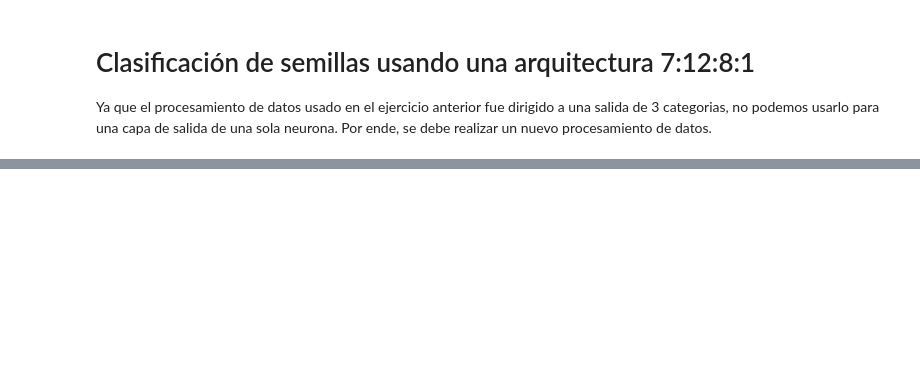
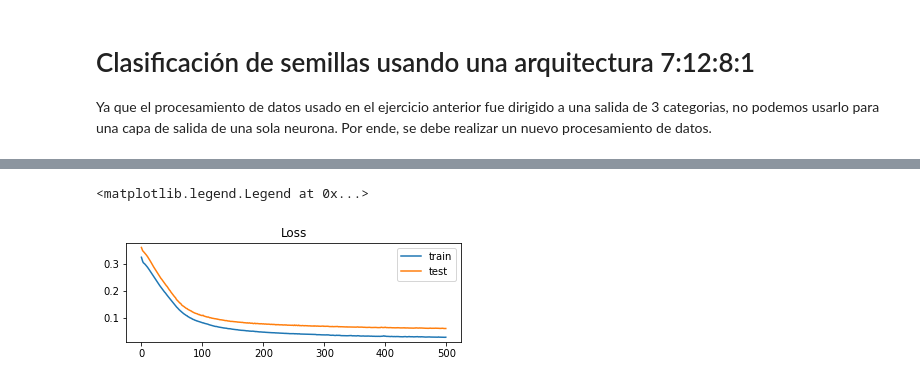
Before and after one commit to sarrietav-dev/seed_classification_neural_network, a Jupyter notebook: neural_network_keras.ipynb, the cells around one changed output, grey strips where cells are left out. Saved outputs shown, nothing was run; the diff lists cells and outputs as text; code cells hidden in the pictures; blank space fills up the shorter version.

```diff
--- a/neural_network_keras.ipynb
+++ b/neural_network_keras.ipynb
@@ -275,0 +292,2 @@ Ya que el procesamiento de datos usado en el ejercicio anterior fue dirigido a u
+# %%
+test.index = test_labels.index = np.arange(0, len(test))
@@ -275,0 +367,9 @@ Ya que el procesamiento de datos usado en el ejercicio anterior fue dirigido a u
+# %%
+plt.subplot(211)
+plt.title('Loss')
+plt.plot(history.history['loss'], label='train')
+plt.plot(history.history['val_loss'], label='test')
+plt.legend()
+# %% [output]
+<matplotlib.legend.Legend at 0x...>
+[figure, added]
```
Also changed, not shown: parts of 33 cells of this notebook.
